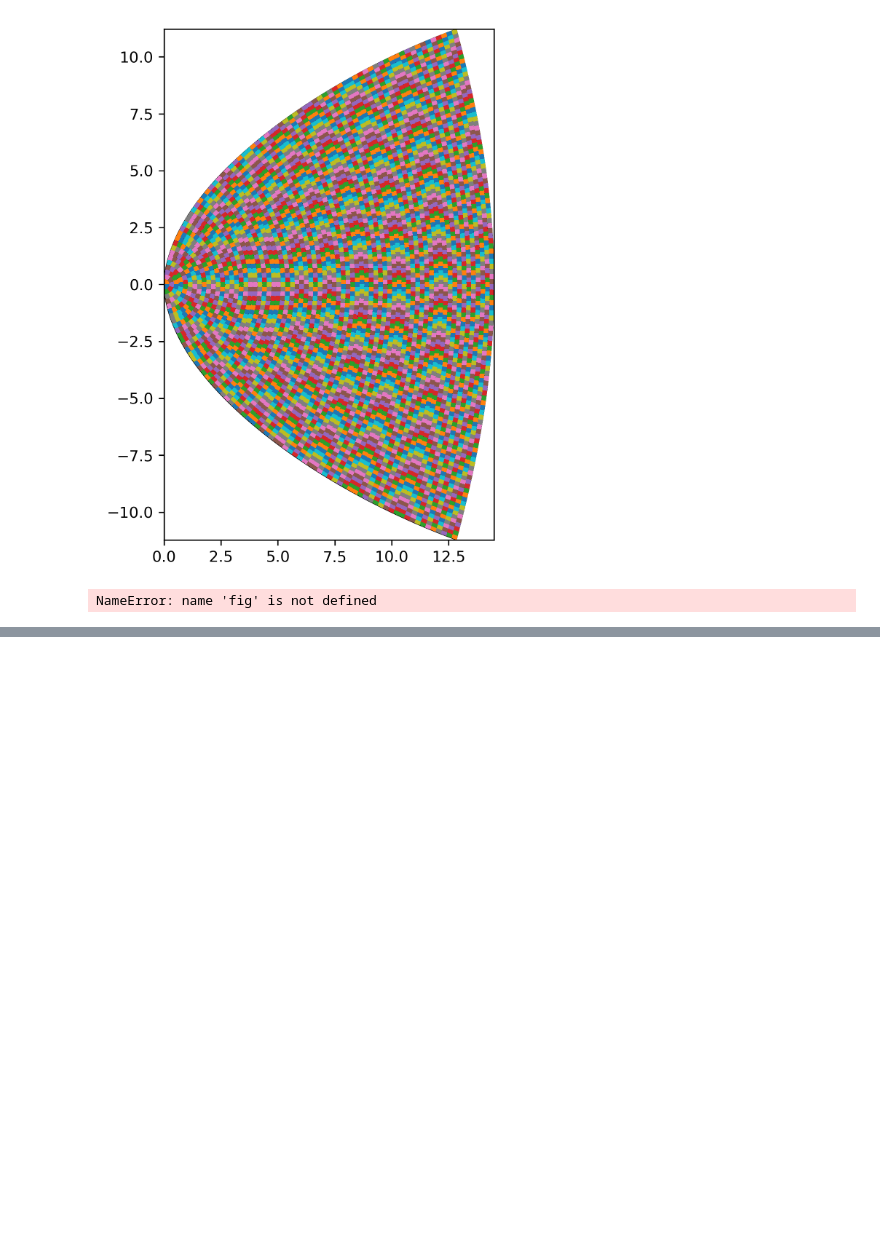
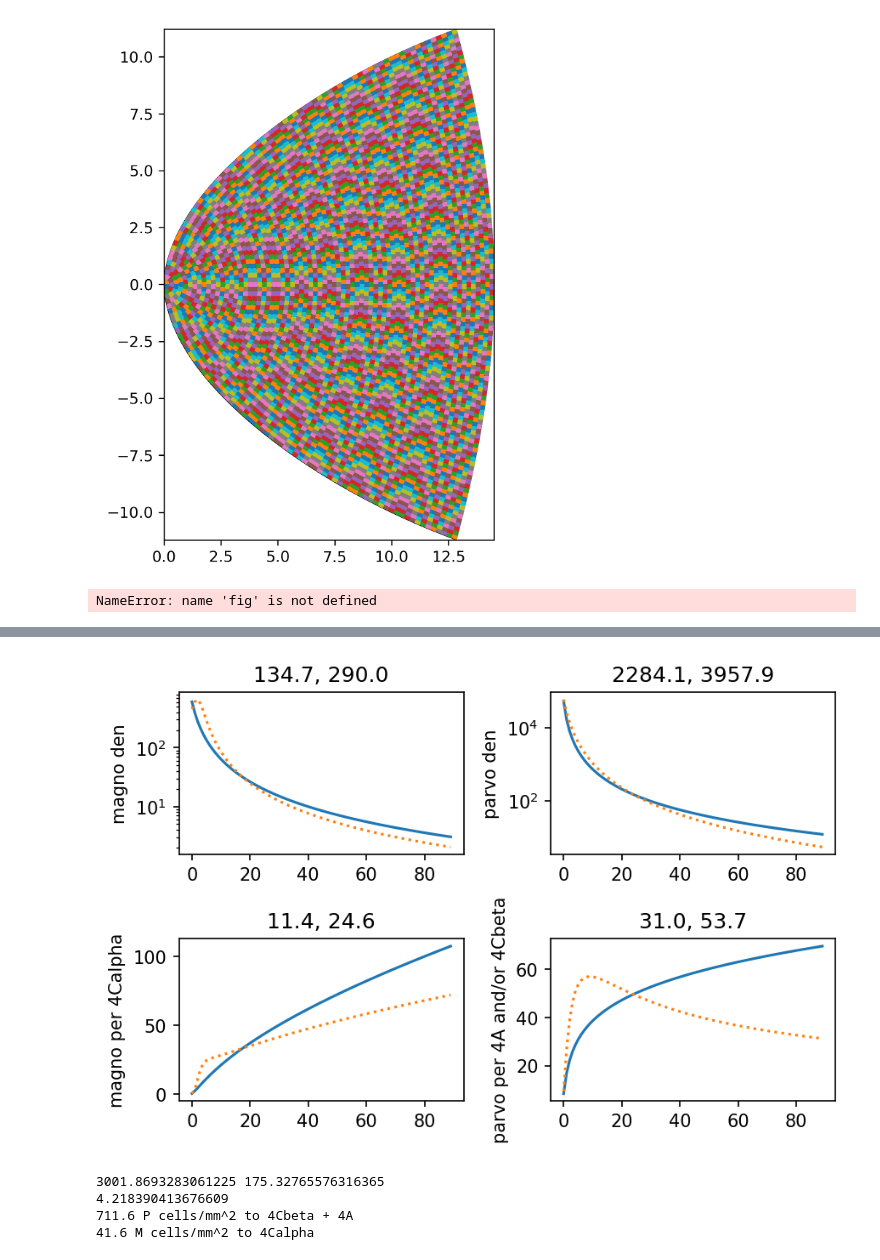
Before and after one commit to g13/patchV1, a Jupyter notebook: macro.ipynb, the cells around one changed output, grey strips where cells are left out. Cells and saved outputs as stored; diff of their text form; code cells hidden in the pictures; blank space fills up the shorter version.

```diff
--- a/macro2.ipynb
+++ b/macro.ipynb
@@ -128,0 +229,47 @@ array([3, 2, 1])
+# %%
+#Connelly-Van_Essen-1984
+Ap = 8.37
+Bp = 1.28
+Cp = -1.96
+parvo_den = lambda E: Ap*(E+Bp)**Cp*10000 # cells/deg^2
+Am = 3.52
+Bm = 3.1
+Cm = -1.56
+magno_den = lambda E: Am*(E+Bm)**Cm*1000# cells/deg^2
+deg = 5
+#consistent Maplpeli et al 1996
+parvo_den_alt = lambda E: 1011688*(E+2.9144)**(-2.6798)
+magno_den_alt = lambda E: 2620.2*((E-1.8322)**2+5.5638)**(-0.8012)
+fig = plt.figure('lgn cell areal mf', dpi=150)
+ax = fig.add_subplot(221)
+ecc = np.arange(0,90)
+ax.plot(ecc, magno_den(ecc))
+ax.plot(ecc, magno_den_alt(ecc),':')
+ax.set_title(f'{magno_den(deg):.1f}, {magno_den_alt(deg):.1f}')
+ax.set_ylabel('magno den')
+ax.set_yscale('log')
+ax = fig.add_subplot(222)
+ax.plot(ecc, parvo_den(ecc))
+ax.plot(ecc, parvo_den_alt(ecc),':')
+ax.set_yscale('log')
+ax.set_title(f'{parvo_den(deg):.1f}, {parvo_den_alt(deg):.1f}')
+ax.set_ylabel('parvo den')
+est_4Cbeta_over_4A = 0.6
+magno_spread = 0.5 # micron (mean)
+parvo_spread = 0.2 # micron (upper limit)
+surface_den_L4Calpha = 17300
+magno_spread_reach_max = surface_den_L4Calpha*magno_spread**2
+parvo_spread_reach_max = surface_den_L4Cbeta*parvo_spread**2
+ax = fig.add_subplot(223)
+ax.plot(ecc, magno_den(ecc)/darea(ecc)*magno_spread**2)
+ax.plot(ecc, magno_den_alt(ecc)/darea(ecc)*magno_spread**2, ':')
+ax.set_ylabel('magno per 4Calpha')
+ax.set_title(f'{magno_den(deg)/darea(deg)*magno_spread**2:.1f}, {magno_den_alt(deg)/darea(deg)*magno_spread**2:.1f}')
+ax = fig.add_subplot(224)
+ax.plot(ecc, parvo_den(ecc)/darea(ecc)*parvo_spread**2)
+ax.plot(ecc, parvo_den_alt(ecc)/darea(ecc)*parvo_spread**2, ':')
+ax.set_ylabel('parvo per 4A and/or 4Cbeta')
+ax.set_title(f'{parvo_den(deg)/darea(deg)*parvo_spread**2:.1f}, {parvo_den_alt(deg)/darea(deg)*parvo_spread**2:.1f}')
+plt.tight_layout()
+# %% [output]
+[figure, added]
@@ -128,0 +278,16 @@ array([3, 2, 1])
+# %%
+deg = 5
+p_den = lambda E: 110000*(E+1.28)**(-1.96) #cell/deg^2
+m_den = lambda E: 4600*(E+3.12)**(-1.56) #cell/deg^2
+print(p_den(deg),m_den(deg))
+areal_cmf = lambda E: 12.2**2*(E+0.94)**(-2.0) # mm^2/deg^2
+print(areal_cmf(deg))
+parvo_per_p = p_den(deg)/areal_cmf(deg)
+print(f'{parvo_per_p:.1f} P cells/mm^2 to 4Cbeta + 4A')
+magno_per_m = m_den(deg)/areal_cmf(deg)
+print(f'{magno_per_m:.1f} M cells/mm^2 to 4Calpha')
+# %% [output]
+3001.8693283061225 175.32765576316365
+4.218390413676609
+711.6 P cells/mm^2 to 4Cbeta + 4A
+41.6 M cells/mm^2 to 4Calpha
```
Also changed, not shown: parts of 26 cells of this notebook, 7 other files.
